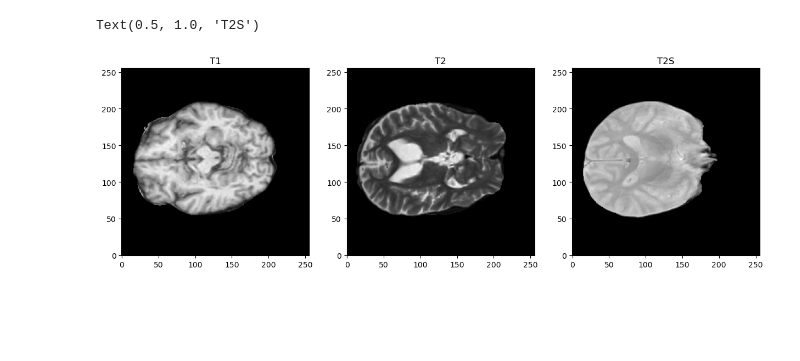
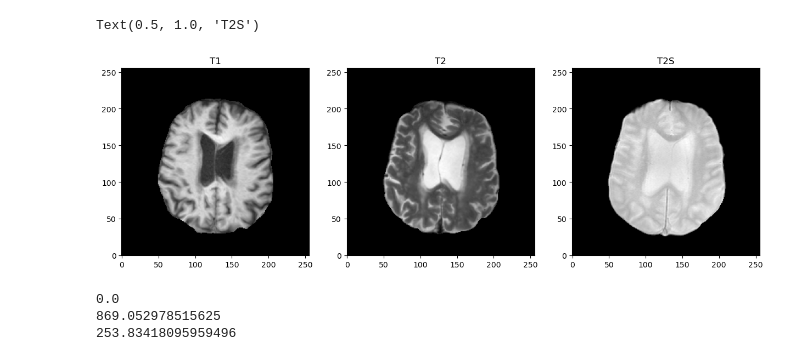
Before and after one commit to greenyjwk/VALDO_brain_MRI_dataset_preprocessing, a Jupyter notebook: misc/EDA_mayo/EDA_mayo_bias_field_correction.ipynb, the cells around one changed output. Drawn from its saved outputs; the diff is of its cells as text; code cells hidden in the pictures; blank space fills up the shorter version.

```diff
--- a/misc/EDA_mayo/EDA_mayo_bias_field_correction.ipynb
+++ b/misc/EDA_mayo/EDA_mayo_bias_field_correction.ipynb
@@ -5,8 +6,8 @@ import matplotlib.pyplot as plt
 # %%
-MRN = "12873856"
-slice = 20
+MRN = "4817777"
+slice = 28
 # %%
-root = "/media/Datacenter_storage/Ji/brain_mri_valdo_mayo/mayo_bias_field_correction_resampled"
+root = "/media/Datacenter_storage/Ji/brain_mri_valdo_mayo/mayo_bias_field_correction_resampled_0325"
 
 T1 = nib.load(os.path.join(root, MRN, f"3D_SAG_T1_MPRAGE_1MM_{MRN}.nii.gz"))
 T1 = T1.get_fdata()
@@ -19,17 +39,26 @@ T2S = T2S.get_fdata()
 # %%
 plt.figure(figsize=(15,5))
 
 plt.subplot(131)
-plt.imshow(T1[:,:,slice], cmap='gray', origin='lower')
+plt.imshow(np.rot90(T1[:,:,slice], -1), cmap='gray', origin='lower')
 plt.title('T1')
 
 plt.subplot(132)
-plt.imshow(T2[:,:,slice], cmap='gray', origin='lower')
+plt.imshow(np.rot90(T2[:,:,slice], -1), cmap='gray', origin='lower')
 plt.title('T2')
 
 plt.subplot(133)
-plt.imshow(T2S[:,:,slice], cmap='gray', origin='lower')
+plt.imshow(np.rot90(T2S[:,:,slice], k=-1), cmap='gray', origin='lower')
 plt.title('T2S')
 # %% [output]
 Text(0.5, 1.0, 'T2S')
-[figure, old version]
+[figure, new version]
+# %%
+T2s_img = T2S[:,:,slice]
+print(np.min(T2s_img))
+print(np.max(T2s_img))
+print(np.mean(T2s_img))
+# %% [output]
+0.0
+869.052978515625
+253.83418095959496
```
Also changed, not shown: parts of 2 cells of this notebook, 5 other files.
